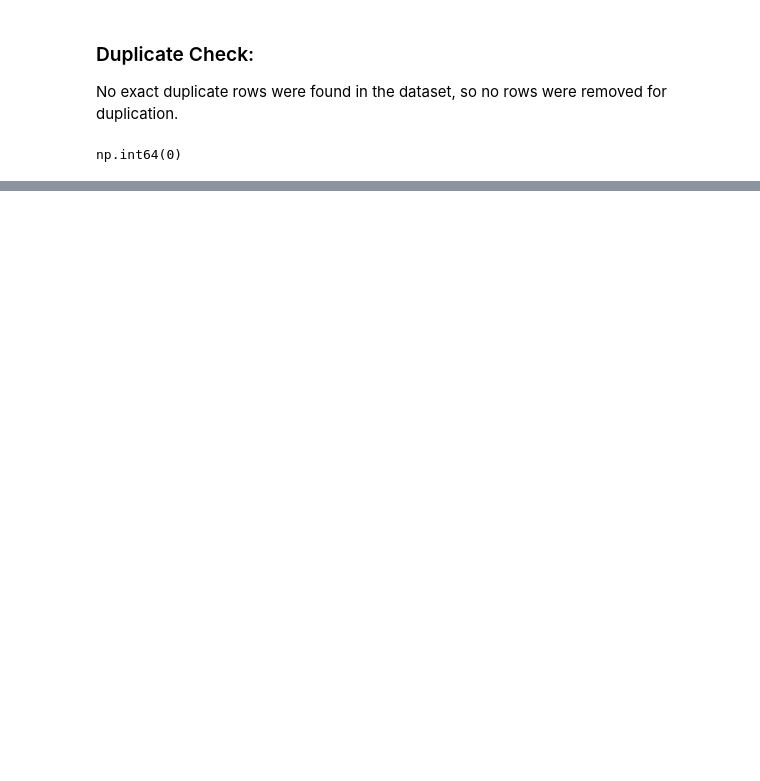
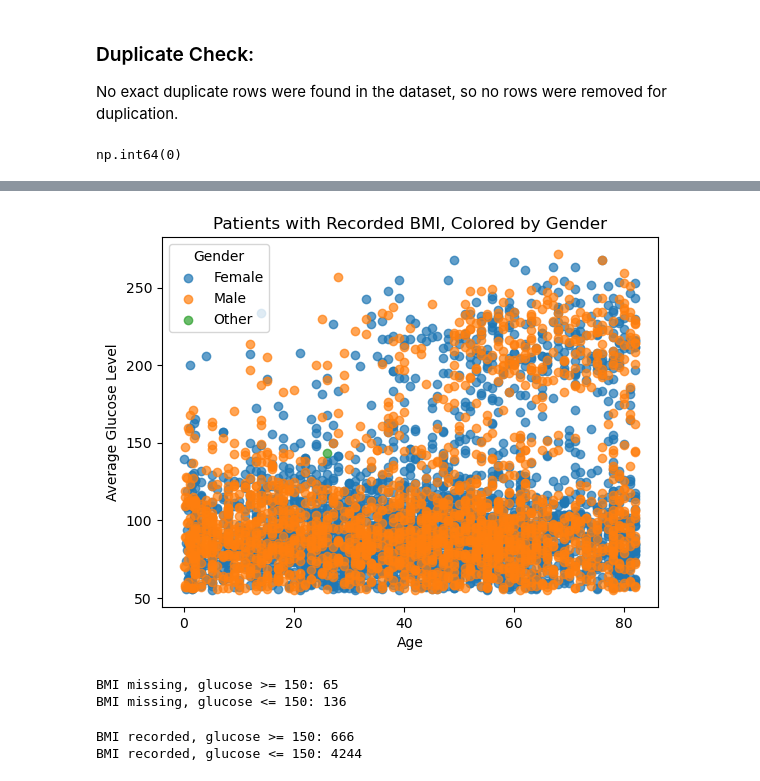
Before and after one commit to Paulelo/Capstone_project, a Jupyter notebook: group_28_capstone.ipynb, the cells around one changed output, grey strips where cells are left out. Saved outputs shown, nothing was run; the diff lists cells and outputs as text; code cells hidden in the pictures; blank space fills up the shorter version.

Commit message:
Properly resolving null-value in BMI

```diff
--- a/group_28_capstone.ipynb
+++ b/group_28_capstone.ipynb
@@ -364,0 +433,49 @@ np.int64(0)
+# %%
+# Keep only patients who have a recorded BMI value.
+recorded_bmi = df[df["bmi"].notna()]
+
+# Plot each gender separately; age and average glucose are the axes.
+for gender, group in recorded_bmi.groupby("gender"):
+    plt.scatter(
+        group["age"],
+        group["avg_glucose_level"],
+        label=gender,
+        alpha=0.7
+    )
+
+# Label the axes and title, add a gender legend, and display the plot.
+plt.xlabel("Age")
+plt.ylabel("Average Glucose Level")
+plt.title("Patients with Recorded BMI, Colored by Gender")
+plt.legend(title="Gender")
+plt.show()
+# %% [output]
+[figure, added]
+# %%
+# Select patients whose BMI is missing.
+missing_bmi = df[df["bmi"].isna()]
+
+# Count those with average glucose at least 150 and at most 150.
+count_150_and_above = (missing_bmi["avg_glucose_level"] >= 150).sum()
+count_150_and_below = (missing_bmi["avg_glucose_level"] <= 150).sum()
+
+# Print both counts. A glucose value of exactly 150 is included in both.
+print("BMI missing, glucose >= 150:", count_150_and_above)
+print("BMI missing, glucose <= 150:", count_150_and_below)
+# %% [output]
+BMI missing, glucose >= 150: 65
+BMI missing, glucose <= 150: 136
+# %%
+# Select patients who have a recorded BMI value.
+recorded_bmi = df[df["bmi"].notna()]
+
+# Count those with average glucose at least 150 and at most 150.
+count_150_and_above = (recorded_bmi["avg_glucose_level"] >= 150).sum()
+count_150_and_below = (recorded_bmi["avg_glucose_level"] <= 150).sum()
+
+# Print both counts. A glucose value of exactly 150 is included in both.
+print("BMI recorded, glucose >= 150:", count_150_and_above)
+print("BMI recorded, glucose <= 150:", count_150_and_below)
+# %% [output]
+BMI recorded, glucose >= 150: 666
+BMI recorded, glucose <= 150: 4244
```
Also changed, not shown: parts of 18 cells of this notebook.
